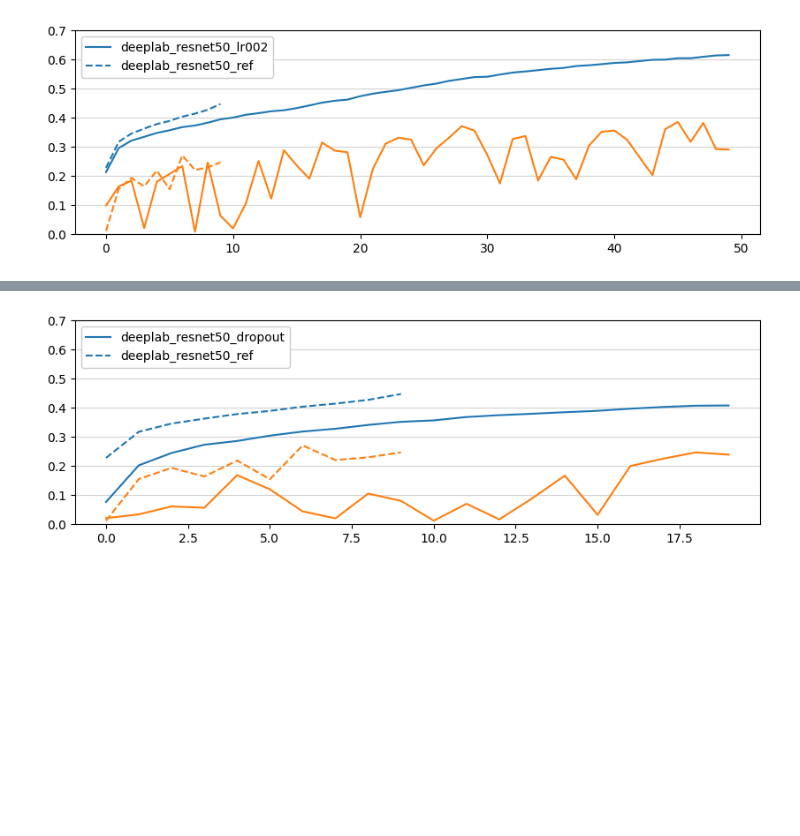
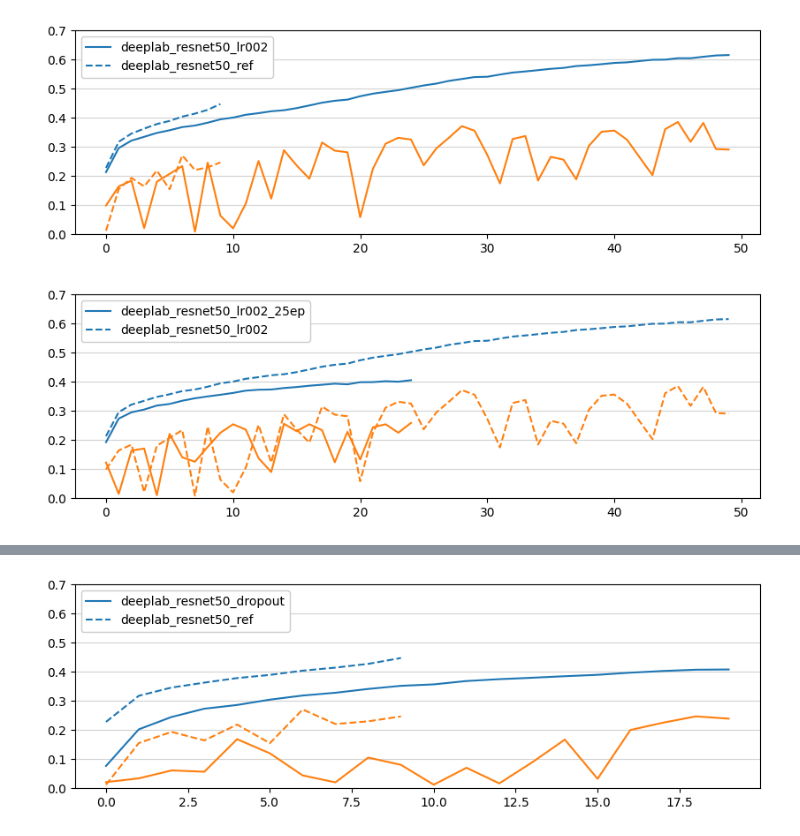
Before and after one commit to tomlqc/identify-contrails, a Jupyter notebook: notebooks-saved/Report.ipynb, the cells around one changed output, grey strips where cells are left out. Saved outputs shown, nothing was run; the diff lists cells and outputs as text; code cells hidden in the pictures; blank space fills up the shorter version.

Commit message:
nb-saved: rerun deeplab-resnet50, not same as before...

```diff
--- a/notebooks-saved/Report.ipynb
+++ b/notebooks-saved/Report.ipynb
@@ -73,3 +79,7 @@ Index(['epoch', 'dice_coef', 'loss', 'lr', 'val_dice_coef', 'val_loss'], dtype='
 plot_vs_ref('deeplab_resnet50_lr002', 'deeplab_resnet50_ref')
 # %% [output]
 [figure]
+# %%
+plot_vs_ref('deeplab_resnet50_lr002_25ep', 'deeplab_resnet50_lr002')
+# %% [output]
+[figure, added]
```
Also changed, not shown: parts of 5 cells of this notebook, 2 other files.
